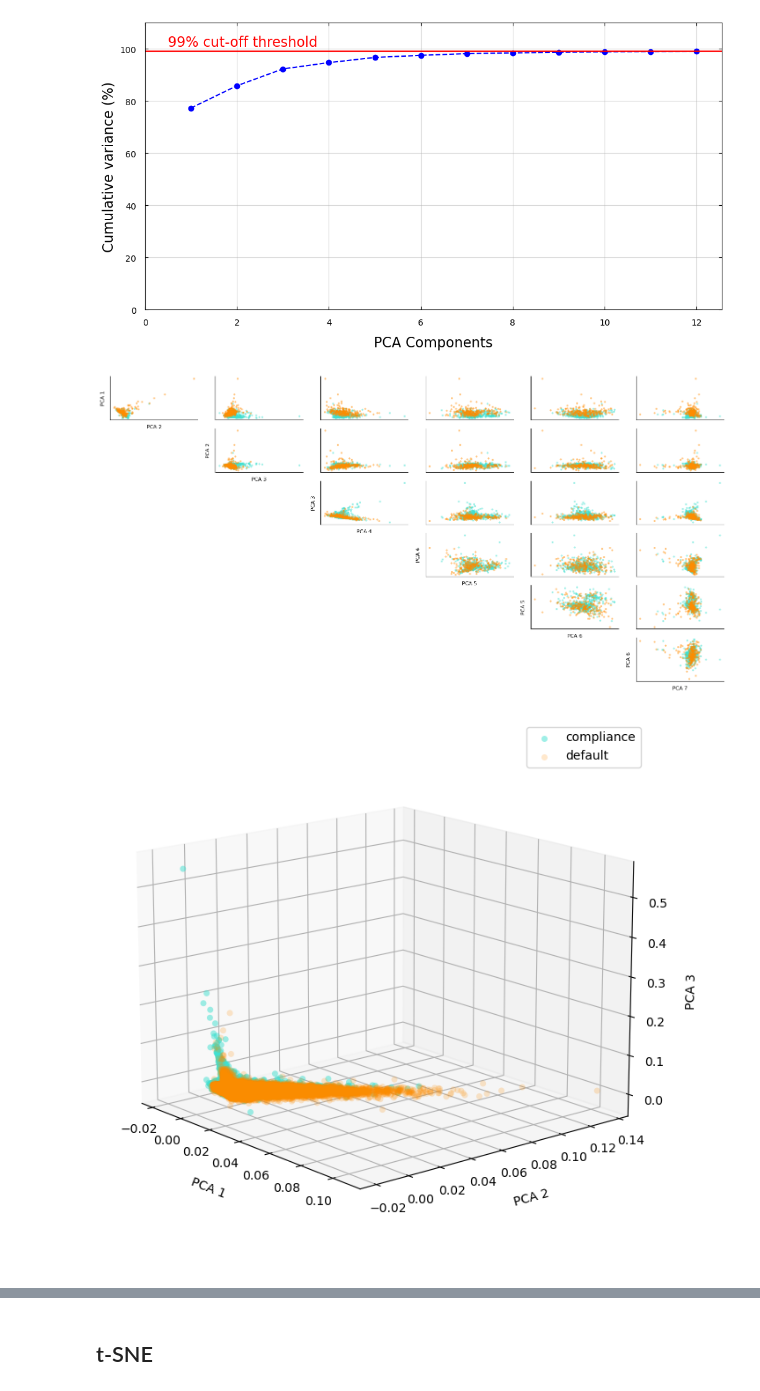
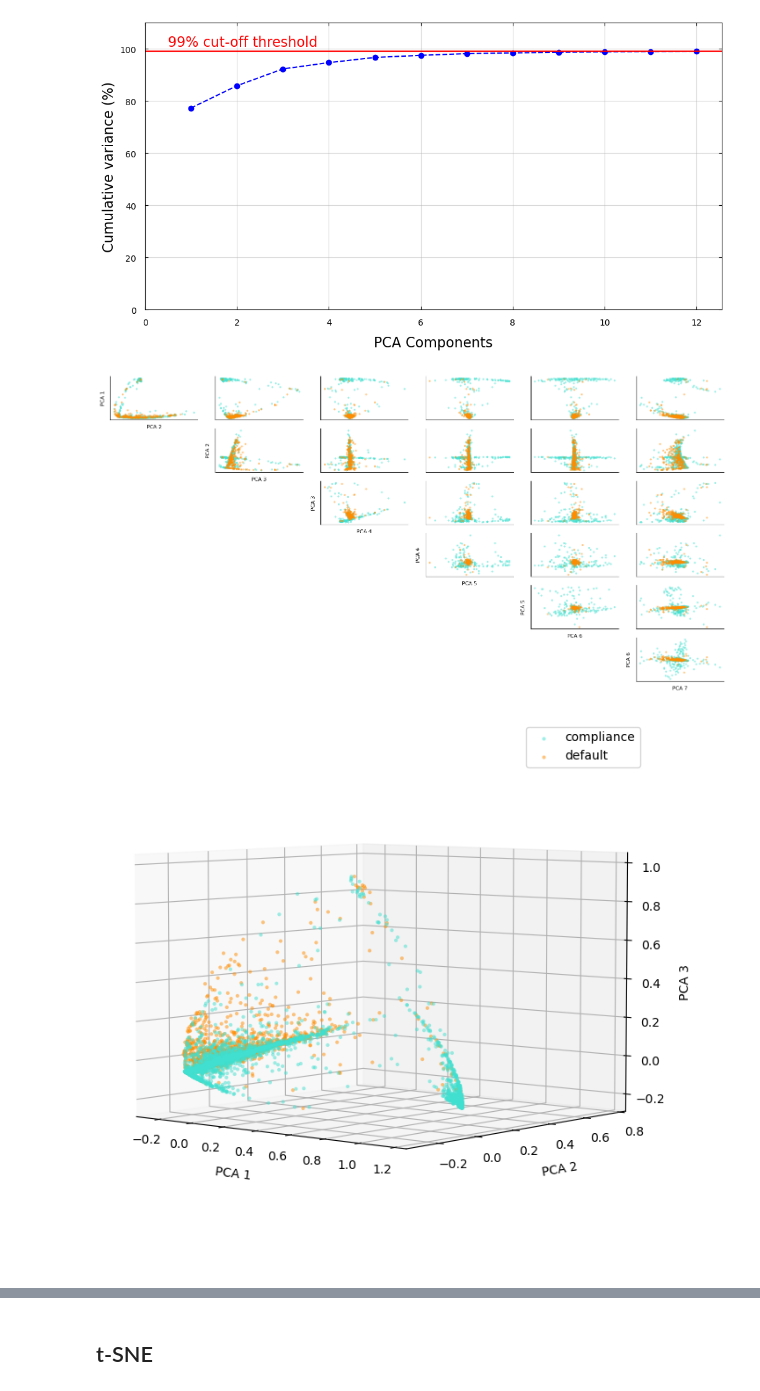
Before and after one commit to ehhdang/AMEX-Default-Prediction, a Jupyter notebook: Unsupervised_learning.ipynb, the cells around one changed output, grey strips where cells are left out. Saved outputs shown, nothing was run; the diff lists cells and outputs as text; code cells hidden in the pictures.

```diff
--- a/Unsupervised_learning.ipynb
+++ b/Unsupervised_learning.ipynb
@@ -53,8 +53,8 @@ X = imp_mean.transform(pre_X)
 Xtest = imp_mean.transform(pre_Xtest)
 
 # normalize the data
-X = preprocessing.normalize(X)
-Xtest = preprocessing.normalize(Xtest)
+X = preprocessing.normalize(X, axis=0)
+Xtest = preprocessing.normalize(Xtest, axis=0)
 # %%
 all_train_labels = pd.read_csv('dataset/labels/train_labels.csv')
 
@@ -144,36 +144,36 @@ for r in range(components):
 
 plt.show()
 # %% [output]
-[figure, old version]
+[figure, new version]
 # %%
 # sample the data to plot
 rng = default_rng(seed=2)
-idx = rng.choice(np.arange(X.shape[0]), size=1000, replace=False)
-data = data_pca
-label = Y
+idx = rng.choice(np.arange(X.shape[0]), size=5000, replace=False)
+data = data_pca[idx]
+label = Y[idx]
 
 target_names = ["compliance", "default"]
 fig = plt.figure(figsize=(8,8))
 ax = fig.add_subplot(projection="3d")
 colors = ["turquoise", "darkorange"]
-alphas = [0.5, 0.2]
+alphas = [0.5, 0.5]
 
 for color, i, target_name in zip(colors, [0, 1], target_names):
     ax.scatter(
         data[label==i, 0], data[label==i, 1], data[label==i, 2],
-        s=25, linewidths=0.0, alpha=alphas[i], color=color, label=target_name
+        s=9, linewidths=0.0, alpha=alphas[i], color=color, label=target_name
     )
 
 ax.set_xlabel("PCA 1", labelpad=10, rotation=0)
 ax.set_ylabel("PCA 2", labelpad=10, rotation=0)
 ax.set_zlabel("PCA 3", labelpad=7, rotation=0)
 
 ax.legend(loc="best", shadow=False, scatterpoints=1)
-ax.view_init(elev=15, azim=-40)
+ax.view_init(elev=5, azim=-50)
 
 plt.show()
 # %% [output]
-[figure, old version]
+[figure, new version]
 # %%
 # sample the data to plot
 rng = default_rng(seed=2)
```
Also changed, not shown: parts of 4 cells of this notebook, 2 other files.
